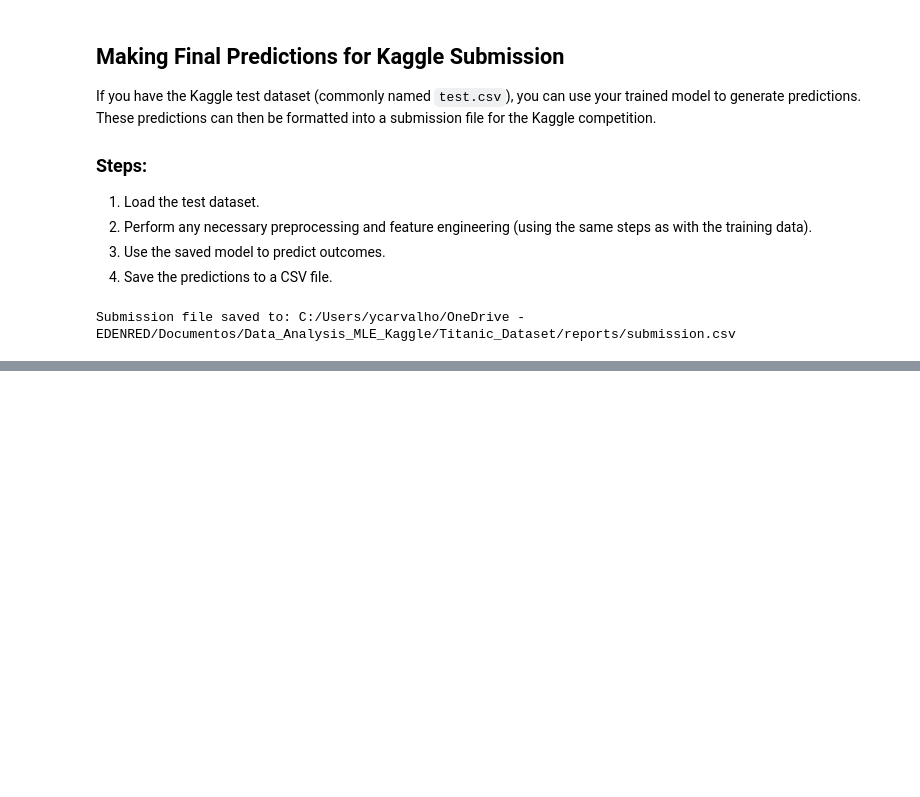
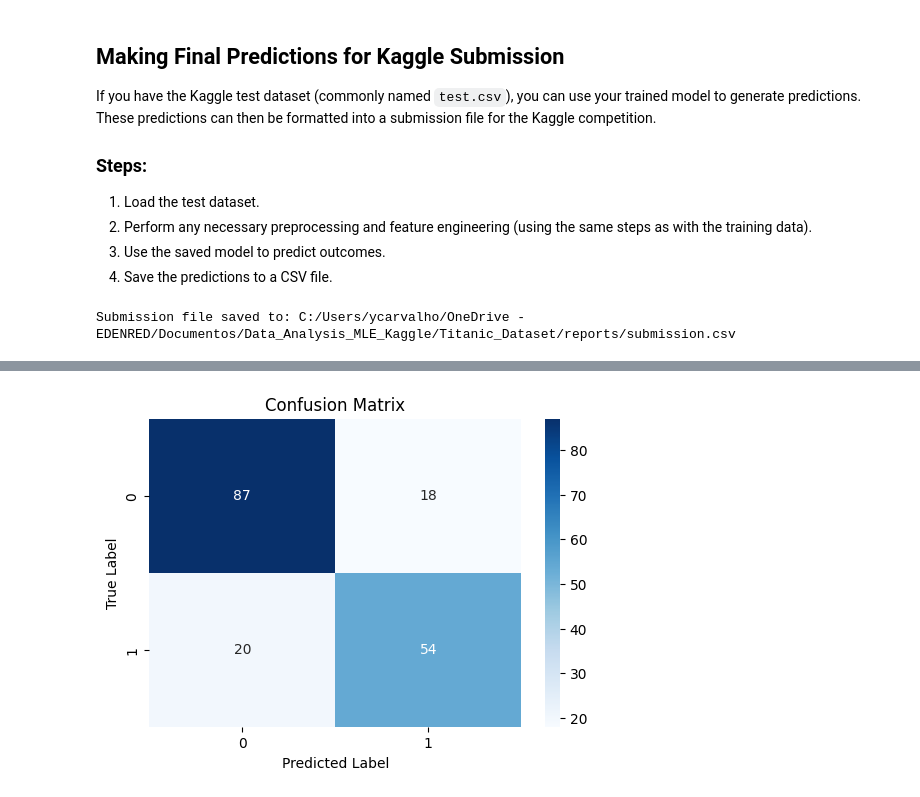
Before and after one commit to vitoryago/Data_Analysis_MLE_Kaggle, a Jupyter notebook: Titanic_Dataset/notebooks/1_EDA.ipynb, the cells around one changed output, grey strips where cells are left out. Drawn from its saved outputs; the diff is of its cells as text; code cells hidden in the pictures; blank space fills up the shorter version.

Commit message:
Titanic_Dataset

```diff
--- a/Titanic_Dataset/notebooks/1_EDA.ipynb
+++ b/Titanic_Dataset/notebooks/1_EDA.ipynb
@@ -20,7 +20,7 @@ import seaborn as sns
 %matplotlib inline
 
 # Load the Titanic dataset
-df = pd.read_csv('C:/Users/ycarvalho/OneDrive - EDENRED/Documentos/Data_Analysis_MLE_Kaggle/Titanic_Dataset/data/raw/train.csv')
+df = pd.read_csv('.../Data_Analysis_MLE_Kaggle/Titanic_Dataset/data/raw/train.csv')
 
 # Display the first few rows
 df.head()
@@ -305,3 +305,11 @@ submission.to_csv(submission_file, index=False)
 print("Submission file saved to:", submission_file)
 # %% [output]
 Submission file saved to: C:/Users/ycarvalho/OneDrive - EDENRED/Documentos/Data_Analysis_MLE_Kaggle/Titanic_Dataset/reports/submission.csv
+# %%
+accuracy = accuracy_score(y_test, y_pred)
+conf_matrix = confusion_matrix(y_test, y_pred)
+report = classification_report(y_test, y_pred)
+
+print("Accuracy:", accuracy)
+print("Confusion Matrix:\n", conf_matrix)
+print("Classification Report:\n", report)
@@ -307,0 +330,12 @@ Submission file saved to: C:/Users/ycarvalho/OneDrive - EDENRED/Documentos/Data_
+# %%
+import matplotlib.pyplot as plt
+import seaborn as sns
+
+plt.figure(figsize=(6, 4))
+sns.heatmap(conf_matrix, annot=True, fmt="d", cmap="Blues")
+plt.title("Confusion Matrix")
+plt.xlabel("Predicted Label")
+plt.ylabel("True Label")
+plt.show()
+# %% [output]
+[figure, added]
```
Also changed, not shown: parts of 4 cells of this notebook.
